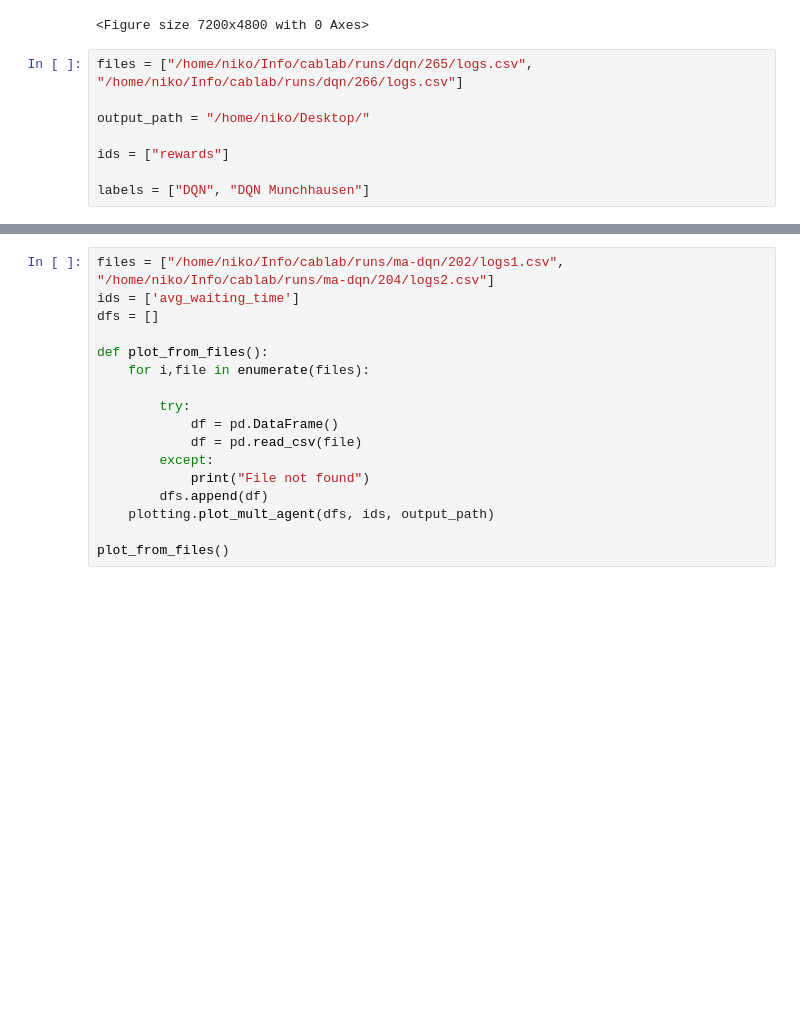
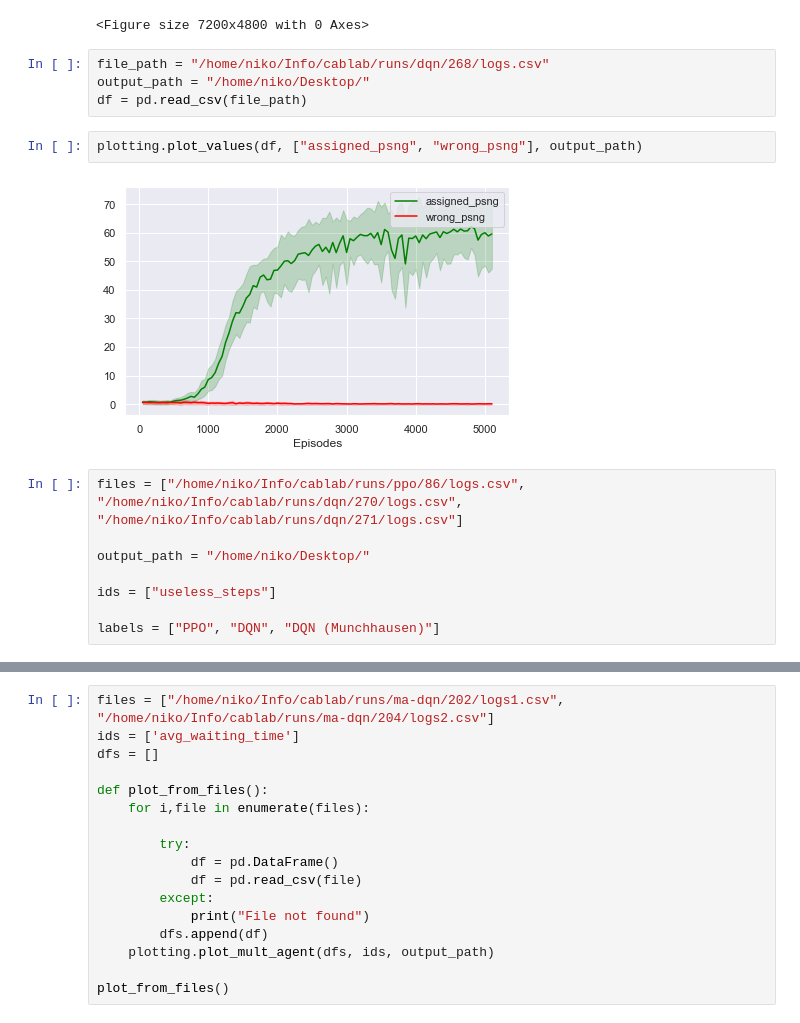
Before and after one commit to nikolim/cablab, a Jupyter notebook: common/create_plots.ipynb, the cells around one changed output, grey strips where cells are left out. Drawn from its saved outputs; the diff is of its cells as text; blank space fills up the shorter version.

```diff
--- a/common/create_plots.ipynb
+++ b/common/create_plots.ipynb
@@ -6,14 +6,22 @@ import plotting
 import pandas as pd
 # %% [output]
 <Figure size 7200x4800 with 0 Axes>
+# %%
+file_path = "/home/niko/Info/cablab/runs/dqn/268/logs.csv"
+output_path = "/home/niko/Desktop/"
+df = pd.read_csv(file_path)
+# %%
+plotting.plot_values(df, ["assigned_psng", "wrong_psng"], output_path)
+# %% [output]
+[figure, added]
 # %%
-files = ["/home/niko/Info/cablab/runs/dqn/265/logs.csv", "/home/niko/Info/cablab/runs/dqn/266/logs.csv"]
+files = ["/home/niko/Info/cablab/runs/ppo/86/logs.csv", "/home/niko/Info/cablab/runs/dqn/270/logs.csv", "/home/niko/Info/cablab/runs/dqn/271/logs.csv"]
 
 output_path = "/home/niko/Desktop/"
 
-ids = ["rewards"]
+ids = ["useless_steps"]
 
-labels = ["DQN", "DQN Munchhausen"]
+labels = ["PPO", "DQN", "DQN (Munchhausen)"]
 # %%
 dfs = []
 
```
Also changed, not shown: parts of 1 cell of this notebook, 15 other files.
